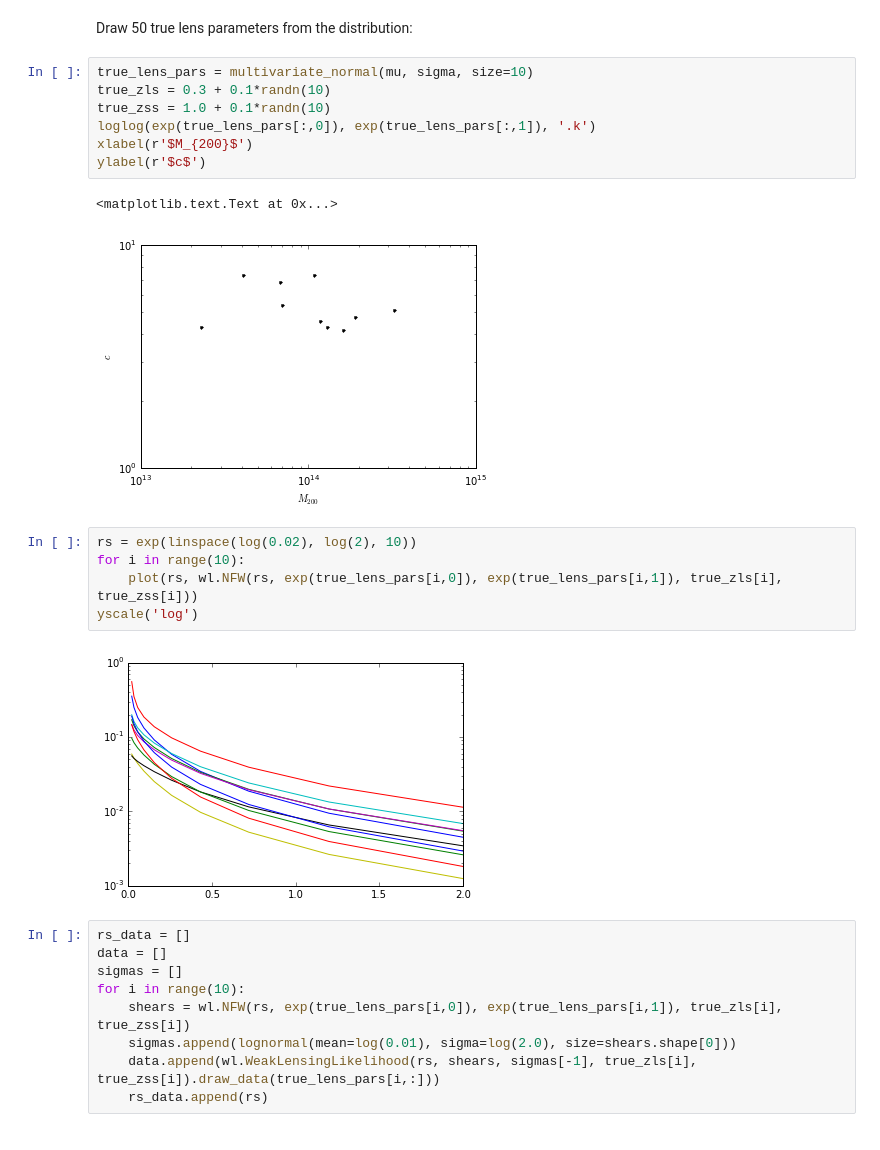
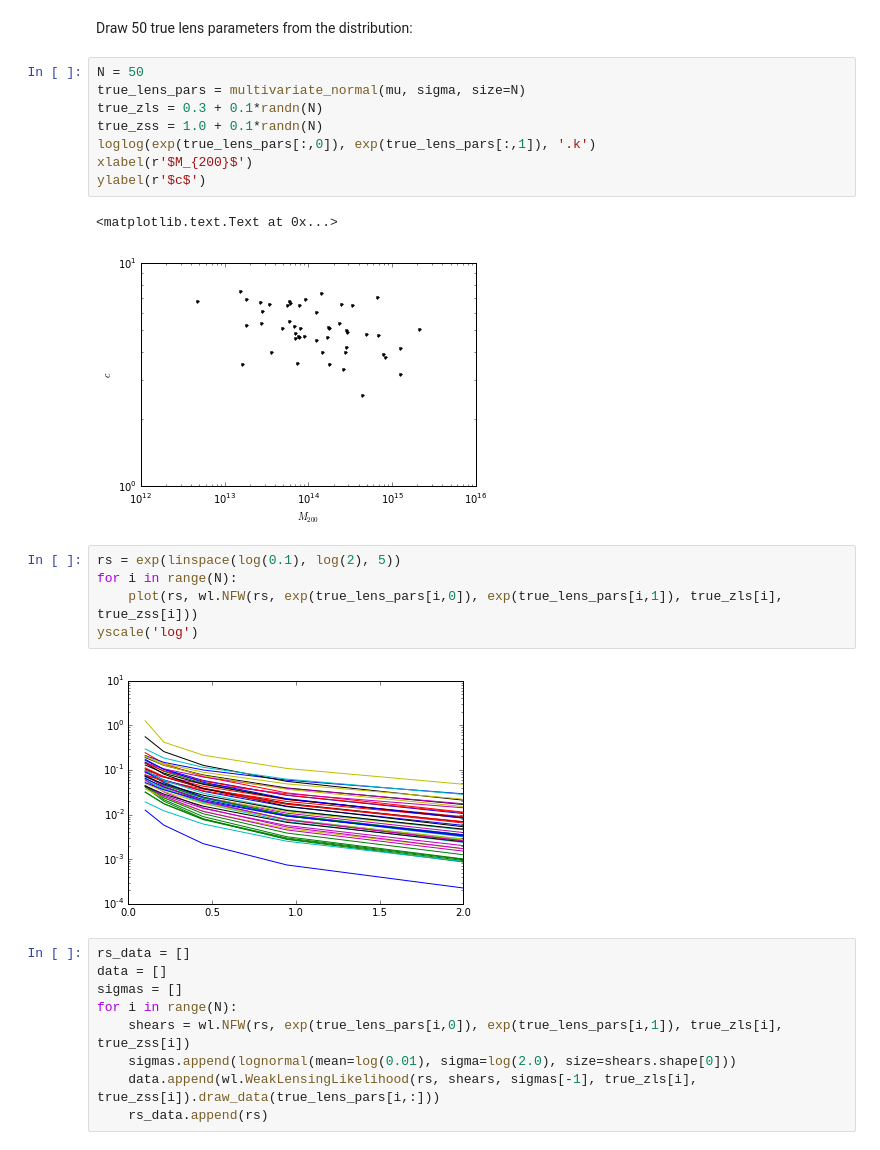
Before and after one commit to farr/HierarchicalLensing, a Jupyter notebook: HierarchicalTest.ipynb, the cells around one changed output. Drawn from its saved outputs; the diff is of its cells as text.

```diff
--- a/HierarchicalTest.ipynb
+++ b/HierarchicalTest.ipynb
@@ -24,27 +20,28 @@ sigma_params = par.cov_parameters(sigma)
 # %% [markdown]
 Draw 50 true lens parameters from the distribution:
 # %%
-true_lens_pars = multivariate_normal(mu, sigma, size=10)
-true_zls = 0.3 + 0.1*randn(10)
-true_zss = 1.0 + 0.1*randn(10)
+N = 50
+true_lens_pars = multivariate_normal(mu, sigma, size=N)
+true_zls = 0.3 + 0.1*randn(N)
+true_zss = 1.0 + 0.1*randn(N)
 loglog(exp(true_lens_pars[:,0]), exp(true_lens_pars[:,1]), '.k')
 xlabel(r'$M_{200}$')
 ylabel(r'$c$')
 # %% [output]
 <matplotlib.text.Text at 0x...>
-[figure, old version]
+[figure, new version]
 # %%
-rs = exp(linspace(log(0.02), log(2), 10))
-for i in range(10):
+rs = exp(linspace(log(0.1), log(2), 5))
+for i in range(N):
     plot(rs, wl.NFW(rs, exp(true_lens_pars[i,0]), exp(true_lens_pars[i,1]), true_zls[i], true_zss[i]))
 yscale('log')
 # %% [output]
-[figure, old version]
+[figure, new version]
 # %%
 rs_data = []
 data = []
 sigmas = []
-for i in range(10):
+for i in range(N):
     shears = wl.NFW(rs, exp(true_lens_pars[i,0]), exp(true_lens_pars[i,1]), true_zls[i], true_zss[i])
     sigmas.append(lognormal(mean=log(0.01), sigma=log(2.0), size=shears.shape[0]))
     data.append(wl.WeakLensingLikelihood(rs, shears, sigmas[-1], true_zls[i], true_zss[i]).draw_data(true_lens_pars[i,:]))
```
Also changed, not shown: parts of 4 cells of this notebook, 4 other files.
